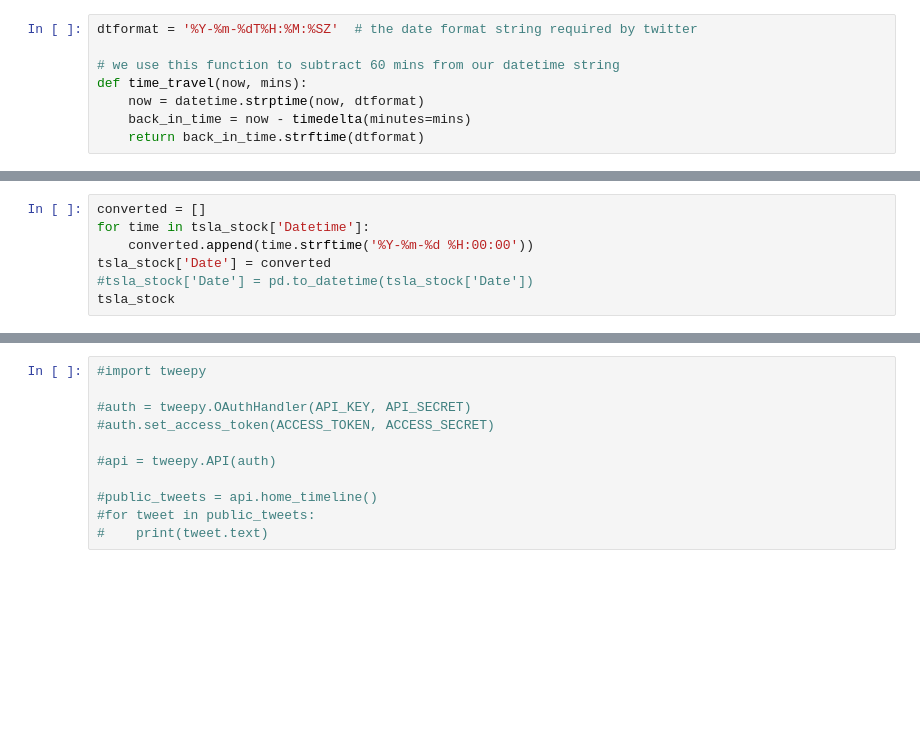
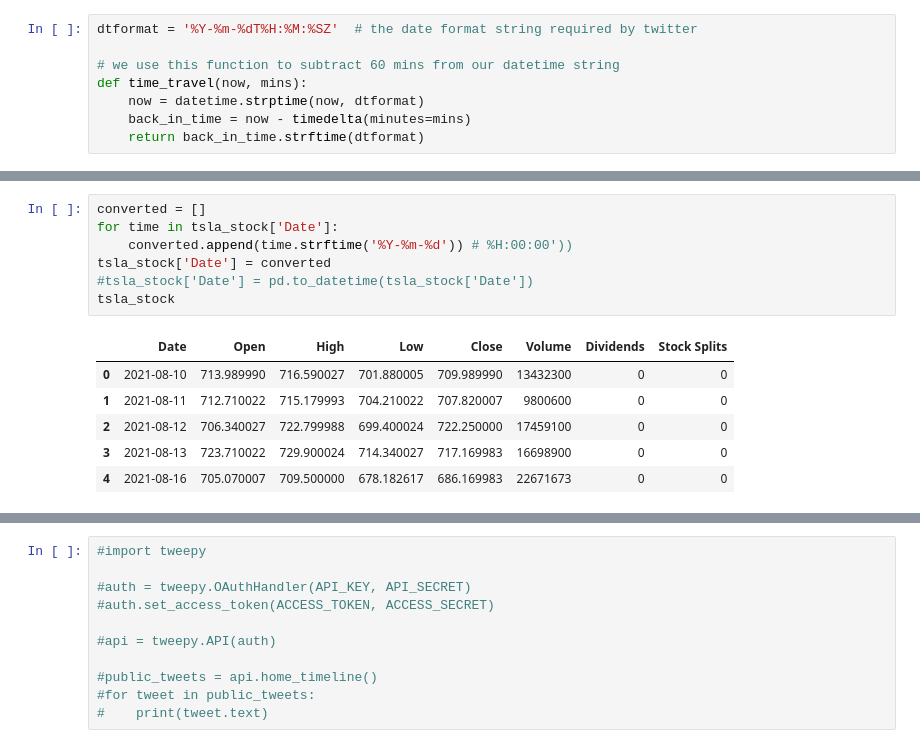
Before and after one commit to UnitForDataScience/Stonks_3.0, a Jupyter notebook: main.ipynb, the cells around one changed output, grey strips where cells are left out. Saved outputs shown, nothing was run; the diff lists cells and outputs as text; blank space fills up the shorter version.

```diff
--- a/main.ipynb
+++ b/main.ipynb
@@ -145,10 +181,17 @@ tsla_stock
 # %%
 converted = []
-for time in tsla_stock['Datetime']:
-    converted.append(time.strftime('%Y-%m-%d %H:00:00'))
+for time in tsla_stock['Date']:
+    converted.append(time.strftime('%Y-%m-%d')) # %H:00:00'))
 tsla_stock['Date'] = converted
 #tsla_stock['Date'] = pd.to_datetime(tsla_stock['Date'])
 tsla_stock
+# %% [output]
+|  | Date | Open | High | Low | Close | Volume | Dividends | Stock Splits |
+| 0 | 2021-08-10 | 713.989990 | 716.590027 | 701.880005 | 709.989990 | 13432300 | 0 | 0 |
+| 1 | 2021-08-11 | 712.710022 | 715.179993 | 704.210022 | 707.820007 | 9800600 | 0 | 0 |
+| 2 | 2021-08-12 | 706.340027 | 722.799988 | 699.400024 | 722.250000 | 17459100 | 0 | 0 |
+| 3 | 2021-08-13 | 723.710022 | 729.900024 | 714.340027 | 717.169983 | 16698900 | 0 | 0 |
+| 4 | 2021-08-16 | 705.070007 | 709.500000 | 678.182617 | 686.169983 | 22671673 | 0 | 0 |
 # %%
 means = df.groupby(['Date'],  as_index=False).mean()
 means
```
Also changed, not shown: parts of 11 cells of this notebook, 1 other file.
